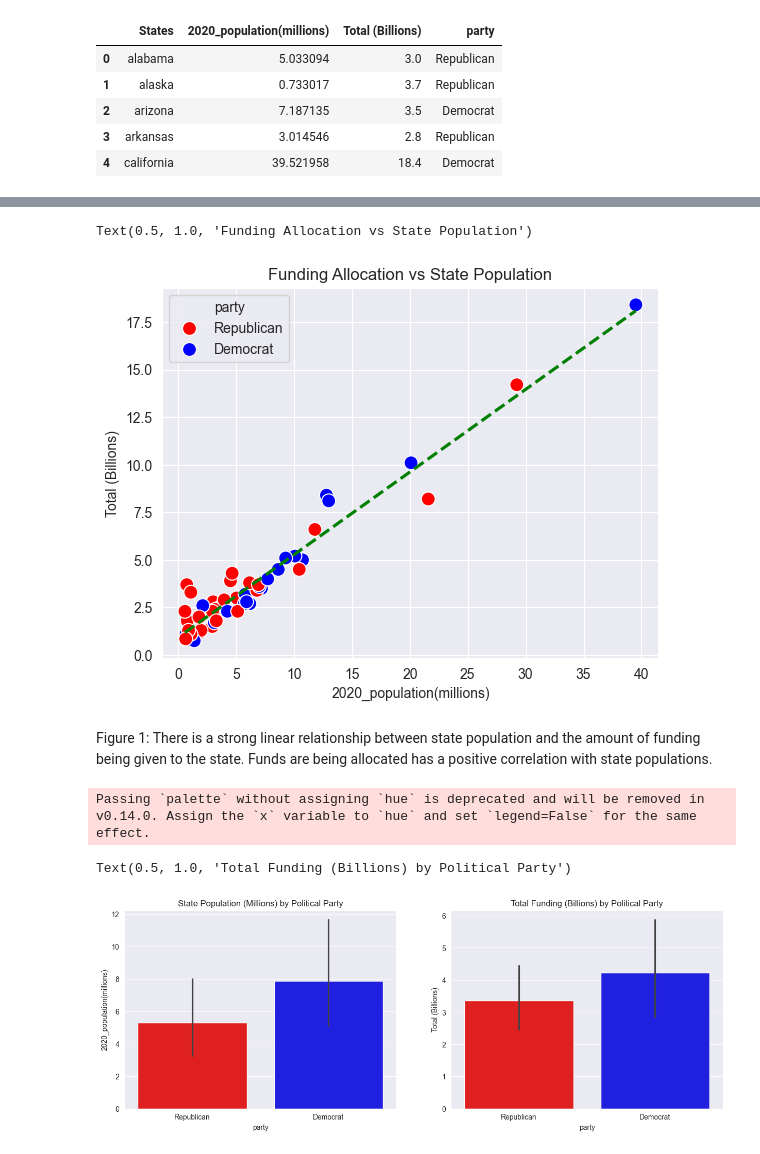
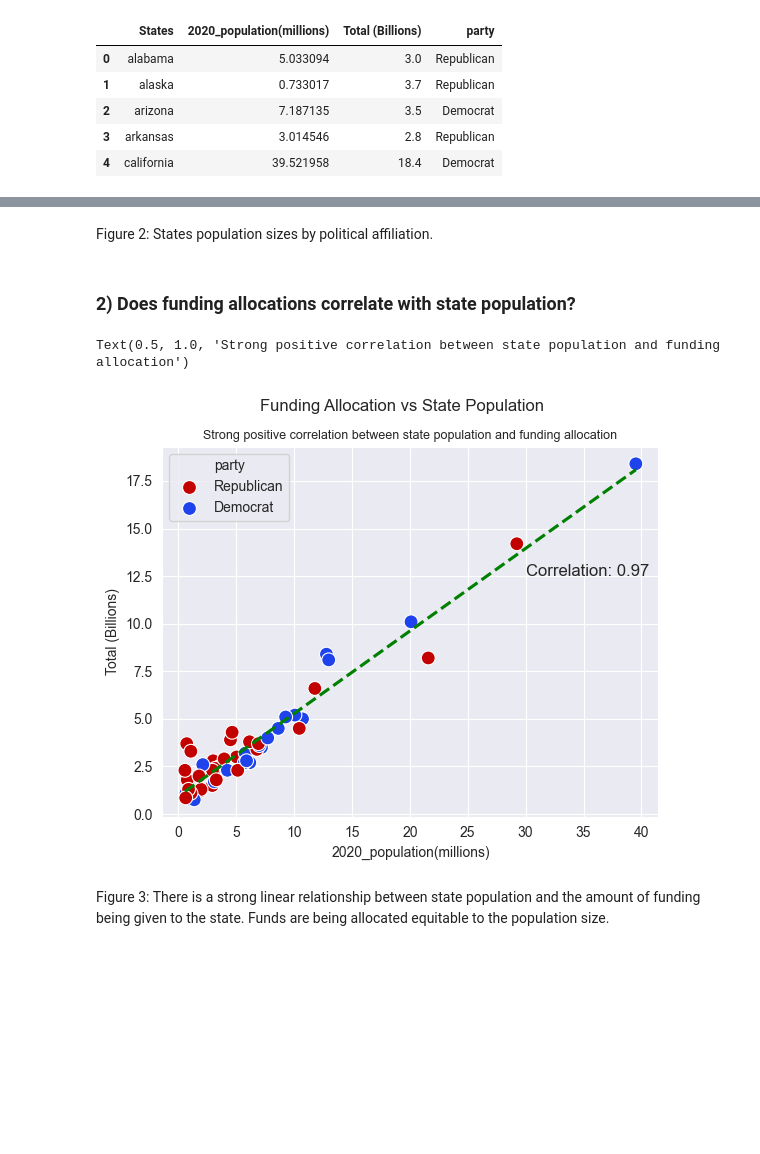
Before and after one commit to stormwhale/Academics, a Jupyter notebook: 608 storytelling and visualization/project1/project1.ipynb, the cells around one changed output, grey strips where cells are left out. Saved outputs shown, nothing was run; the diff lists cells and outputs as text; code cells hidden in the pictures; blank space fills up the shorter version.

```diff
--- a/608 storytelling and visualization/project1/project1.ipynb
+++ b/608 storytelling and visualization/project1/project1.ipynb
@@ -112,47 +149,33 @@ df_merged.head()
+# %% [markdown]
+Figure 2: States population sizes by political affiliation.
+# %% [markdown]
+### 2) Does funding allocations correlate with state population?
 # %%
-palette_colors = {'Democrat': 'blue', 'Republican': 'red'}
 sns.scatterplot(data=df_merged,
                 x = '2020_population(millions)',
                 y = 'Total (Billions)',
                 hue = 'party',
-                palette = palette_colors,
+                palette={'Democrat': "#1E43EC", 'Republican': "#C20000"},
                 s = 100
                 )
+
+#Calculate the correlation between population and funding:
+corr = df_merged['2020_population(millions)'].corr(df_merged['Total (Billions)'])
+
 sns.regplot(data = df_merged,
             x = '2020_population(millions)',
             y = 'Total (Billions)',
             scatter = False,
             ci = None,
             line_kws = {'color': 'green', 'linestyle': 'dashed'}
             )
 
+plt.text(30, 12.5, f'Correlation: {corr:.2f}', fontsize=12)
 sns.set_style('darkgrid')
-
-plt.title('Funding Allocation vs State Population')
+plt.suptitle('Funding Allocation vs State Population')
+plt.title('Strong positive correlation between state population and funding allocation', fontsize=9)
 # %% [output]
-Text(0.5, 1.0, 'Funding Allocation vs State Population')
+Text(0.5, 1.0, 'Strong positive correlation between state population and funding allocation')
-[figure, old version]
+[figure, new version]
 # %% [markdown]
-Figure 1: There is a strong linear relationship between state population and the amount of funding being given to the state. Funds are being allocated has a positive correlation with state populations.
+Figure 3: There is a strong linear relationship between state population and the amount of funding being given to the state. Funds are being allocated equitable to the population size.
-# %%
-palette_colors = {'Democrat': 'blue', 'Republican': 'red'}
-fid, axes = plt.subplots(1, 2, figsize=(15, 5))
-sns.barplot(data=df_merged,
-            x = 'party',
-            y = '2020_population(millions)',
-            palette = palette_colors,
-            ax = axes[0]
-            )
-axes[0].set_title('State Population (Millions) by Political Party')
-sns.barplot(data=df_merged,
-            x = 'party',
-            y = 'Total (Billions)',
-            palette = palette_colors,
-            hue = 'party',
-            ax = axes[1]
-            )
-axes[1].set_title('Total Funding (Billions) by Political Party')
-# %% [output]
-Passing `palette` without assigning `hue` is deprecated and will be removed in v0.14.0. Assign the `x` variable to `hue` and set `legend=False` for the same effect.
-Text(0.5, 1.0, 'Total Funding (Billions) by Political Party')
-[figure, removed]
```
Also changed, not shown: parts of 16 cells of this notebook.
